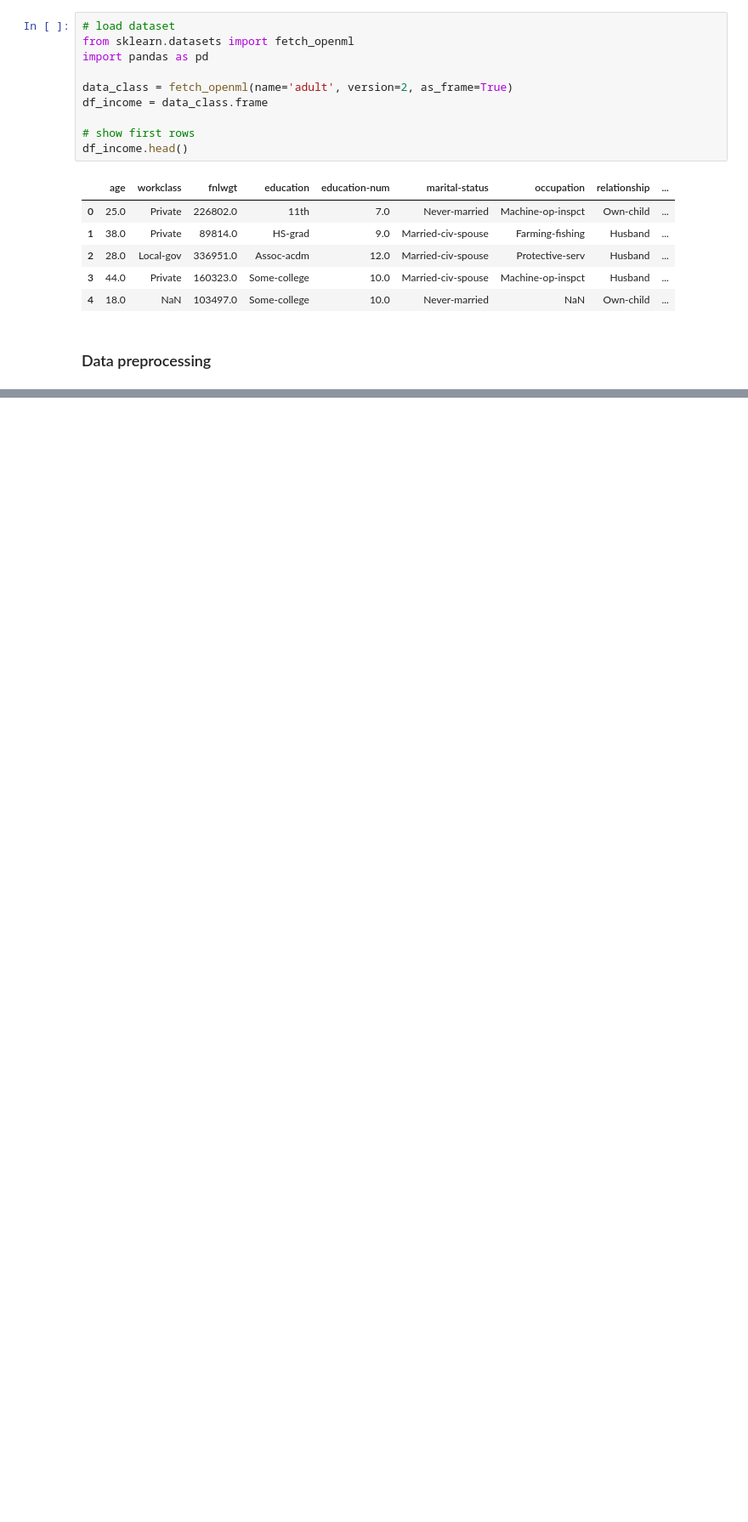
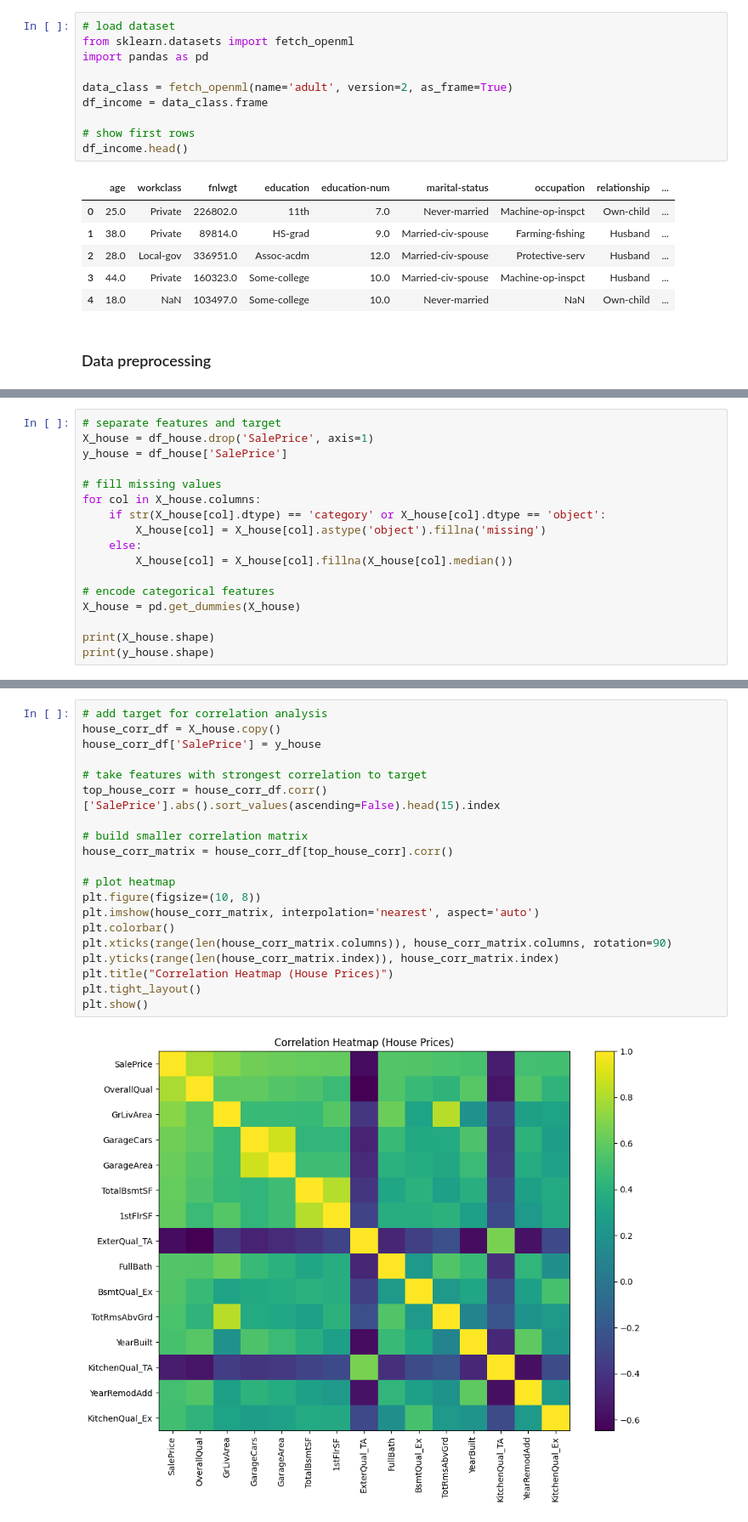
Before and after one commit to Yon1k3/Maksym-SAVCHUK-Camp-2026, a Jupyter notebook: lesson_5_decision_trees/lesson_5_dt_hometask.ipynb, the cells around one changed output, grey strips where cells are left out. Shown at 85% size. Drawn from its saved outputs; the diff is of its cells as text; blank space fills up the shorter version.

```diff
--- a/lesson_5_decision_trees/lesson_5_dt_hometask.ipynb
+++ b/lesson_5_decision_trees/lesson_5_dt_hometask.ipynb
@@ -233,0 +283,17 @@ test score (R^2)= 0.843
+# %%
+# separate features and target
+X_house = df_house.drop('SalePrice', axis=1)
+y_house = df_house['SalePrice']
+
+# fill missing values
+for col in X_house.columns:
+    if str(X_house[col].dtype) == 'category' or X_house[col].dtype == 'object':
+        X_house[col] = X_house[col].astype('object').fillna('missing')
+    else:
+        X_house[col] = X_house[col].fillna(X_house[col].median())
+
+# encode categorical features
+X_house = pd.get_dummies(X_house)
+
+print(X_house.shape)
+print(y_house.shape)
@@ -233,0 +305,22 @@ test score (R^2)= 0.843
+# %%
+# add target for correlation analysis
+house_corr_df = X_house.copy()
+house_corr_df['SalePrice'] = y_house
+
+# take features with strongest correlation to target
+top_house_corr = house_corr_df.corr()['SalePrice'].abs().sort_values(ascending=False).head(15).index
+
+# build smaller correlation matrix
+house_corr_matrix = house_corr_df[top_house_corr].corr()
+
+# plot heatmap
+plt.figure(figsize=(10, 8))
+plt.imshow(house_corr_matrix, interpolation='nearest', aspect='auto')
+plt.colorbar()
+plt.xticks(range(len(house_corr_matrix.columns)), house_corr_matrix.columns, rotation=90)
+plt.yticks(range(len(house_corr_matrix.index)), house_corr_matrix.index)
+plt.title("Correlation Heatmap (House Prices)")
+plt.tight_layout()
+plt.show()
+# %% [output]
+[figure, added]
```
Also changed, not shown: parts of 32 cells of this notebook, 1 other file.
